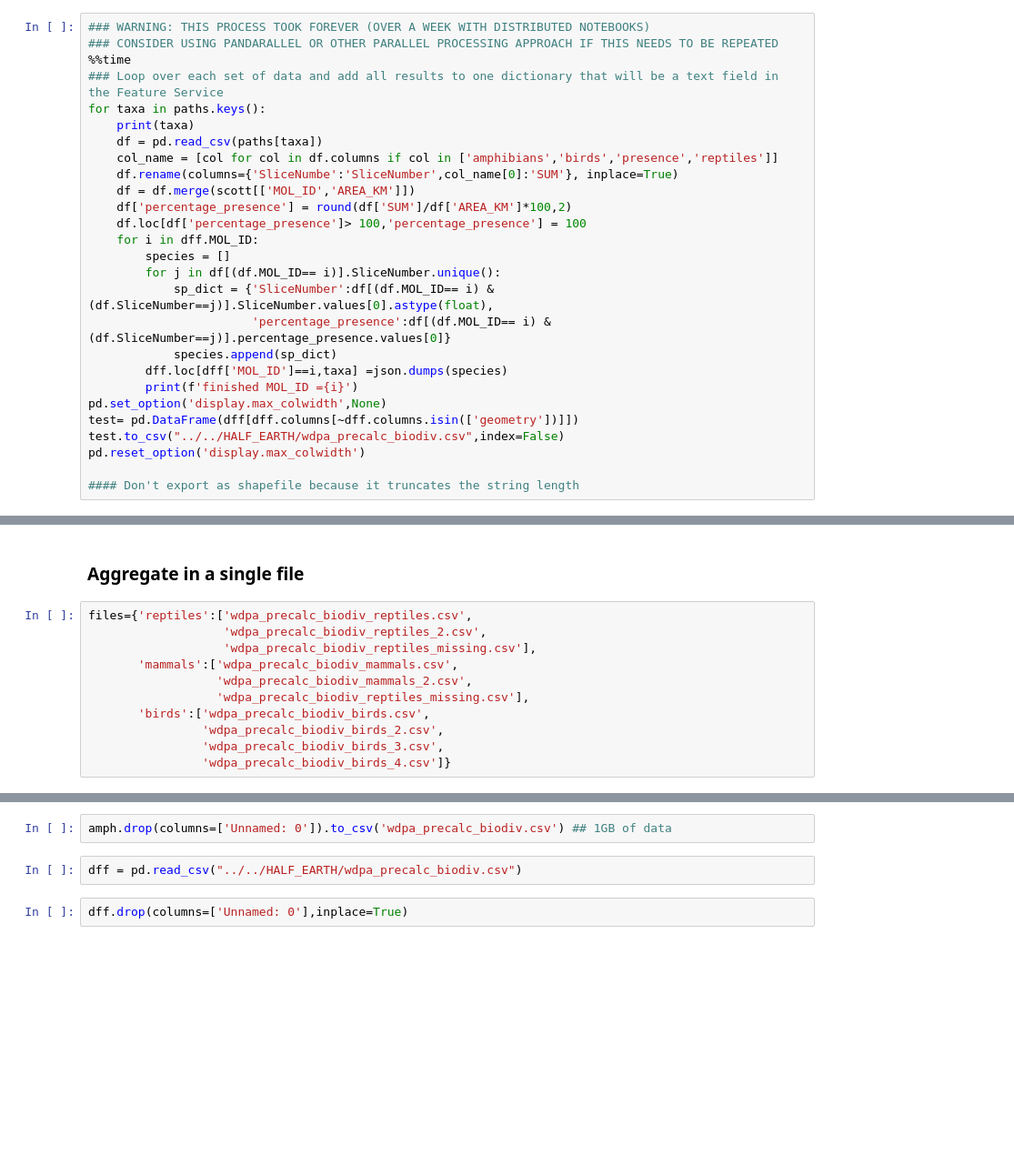
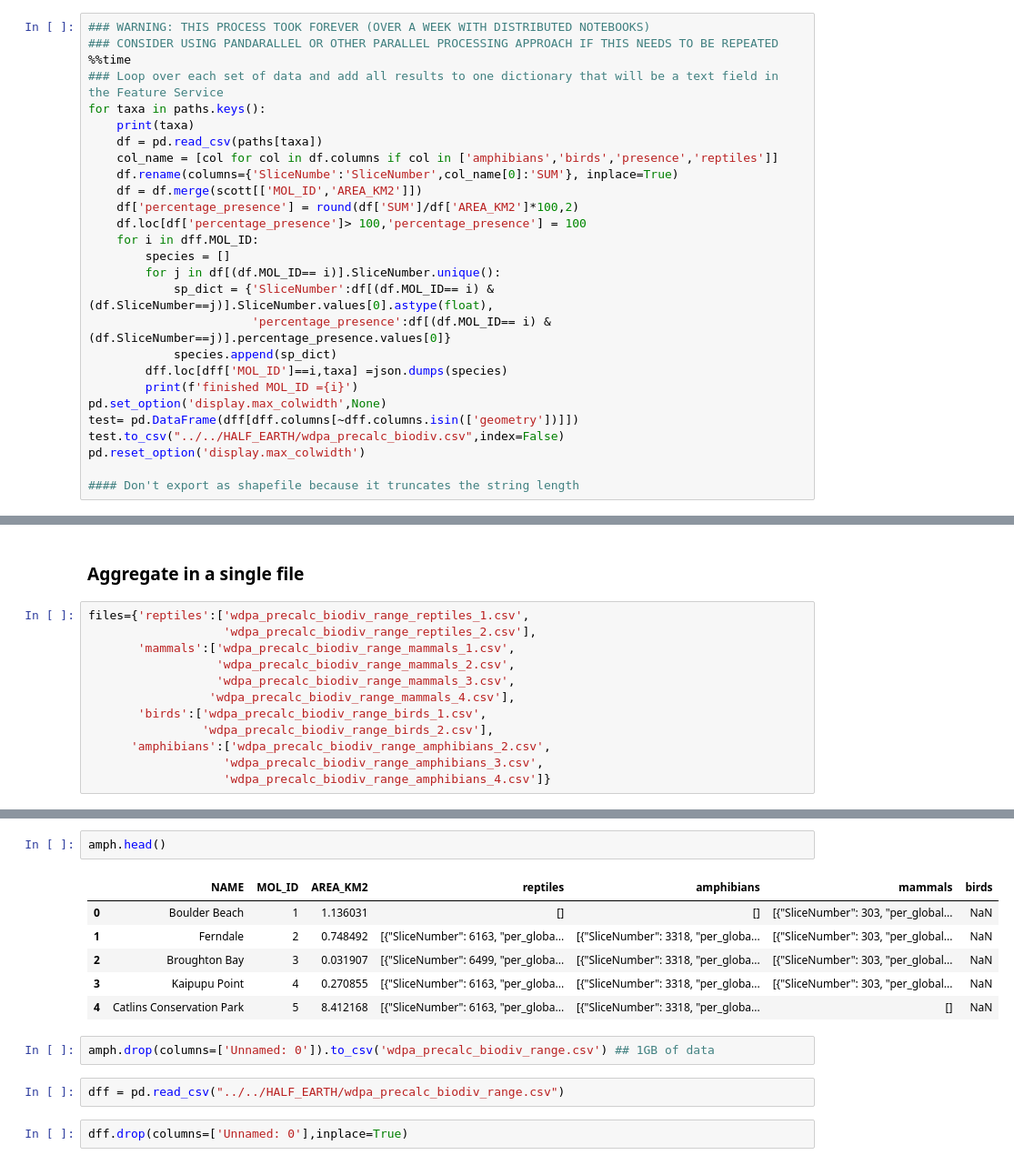
Before and after one commit to Vizzuality/he-scratchfolder, a Jupyter notebook: Precalculated_AOI_tables.ipynb, the cells around one changed output, grey strips where cells are left out. Shown at 91% size. Cells and saved outputs as stored; diff of their text form; blank space fills up the shorter version.

```diff
--- a/Precalculated_AOI_tables.ipynb
+++ b/Precalculated_AOI_tables.ipynb
@@ -981,8 +1144,8 @@ for taxa in paths.keys():
     df = pd.read_csv(paths[taxa])
     col_name = [col for col in df.columns if col in ['amphibians','birds','presence','reptiles']]
     df.rename(columns={'SliceNumbe':'SliceNumber',col_name[0]:'SUM'}, inplace=True)
-    df = df.merge(scott[['MOL_ID','AREA_KM']])
-    df['percentage_presence'] = round(df['SUM']/df['AREA_KM']*100,2)
+    df = df.merge(scott[['MOL_ID','AREA_KM2']])
+    df['percentage_presence'] = round(df['SUM']/df['AREA_KM2']*100,2)
     df.loc[df['percentage_presence']> 100,'percentage_presence'] = 100
     for i in dff.MOL_ID:
         species = []
@@ -1001,13 +1166,14 @@ pd.reset_option('display.max_colwidth')
 # %% [markdown]
 ### Aggregate in a single file
 # %%
-files={'reptiles':['wdpa_precalc_biodiv_reptiles.csv',
-                   'wdpa_precalc_biodiv_reptiles_2.csv',
-                   'wdpa_precalc_biodiv_reptiles_missing.csv'],
-       'mammals':['wdpa_precalc_biodiv_mammals.csv',
-                  'wdpa_precalc_biodiv_mammals_2.csv',
-                  'wdpa_precalc_biodiv_reptiles_missing.csv'],
-       'birds':['wdpa_precalc_biodiv_birds.csv',
-                'wdpa_precalc_biodiv_birds_2.csv',
-                'wdpa_precalc_biodiv_birds_3.csv',
-                'wdpa_precalc_biodiv_birds_4.csv']}
+files={'reptiles':['wdpa_precalc_biodiv_range_reptiles_1.csv',
+                   'wdpa_precalc_biodiv_range_reptiles_2.csv'],
+       'mammals':['wdpa_precalc_biodiv_range_mammals_1.csv',
+                  'wdpa_precalc_biodiv_range_mammals_2.csv',
+                  'wdpa_precalc_biodiv_range_mammals_3.csv',
+                 'wdpa_precalc_biodiv_range_mammals_4.csv'],
+       'birds':['wdpa_precalc_biodiv_range_birds_1.csv',
+                'wdpa_precalc_biodiv_range_birds_2.csv'],
+      'amphibians':['wdpa_precalc_biodiv_range_amphibians_2.csv',
+                   'wdpa_precalc_biodiv_range_amphibians_3.csv',
+                   'wdpa_precalc_biodiv_range_amphibians_4.csv']}
@@ -1030,7 +1222,16 @@ amph.replace({'amphibians':{np.nan:'[]'}},inplace=True)
+# %%
+amph.head()
+# %% [output]
+|  | NAME | MOL_ID | AREA_KM2 | reptiles | amphibians | mammals | birds |
+| 0 | Boulder Beach | 1 | 1.136031 | [] | [] | [{"SliceNumber": 303, "per_global... | NaN |
+| 1 | Ferndale | 2 | 0.748492 | [{"SliceNumber": 6163, "per_globa... | [{"SliceNumber": 3318, "per_globa... | [{"SliceNumber": 303, "per_global... | NaN |
+| 2 | Broughton Bay | 3 | 0.031907 | [{"SliceNumber": 6499, "per_globa... | [{"SliceNumber": 3318, "per_globa... | [{"SliceNumber": 303, "per_global... | NaN |
+| 3 | Kaipupu Point | 4 | 0.270855 | [{"SliceNumber": 6163, "per_globa... | [{"SliceNumber": 3318, "per_globa... | [{"SliceNumber": 303, "per_global... | NaN |
+| 4 | Catlins Conservation Park | 5 | 8.412168 | [{"SliceNumber": 6163, "per_globa... | [{"SliceNumber": 3318, "per_globa... | [] | NaN |
 # %%
-amph.drop(columns=['Unnamed: 0']).to_csv('wdpa_precalc_biodiv.csv') ## 1GB of data
+amph.drop(columns=['Unnamed: 0']).to_csv('wdpa_precalc_biodiv_range.csv') ## 1GB of data
 # %%
-dff = pd.read_csv("../../HALF_EARTH/wdpa_precalc_biodiv.csv")
+dff = pd.read_csv("../../HALF_EARTH/wdpa_precalc_biodiv_range.csv")
 # %%
 dff.drop(columns=['Unnamed: 0'],inplace=True)
 # %%
```
Also changed, not shown: parts of 63 cells of this notebook, 6 other files.
